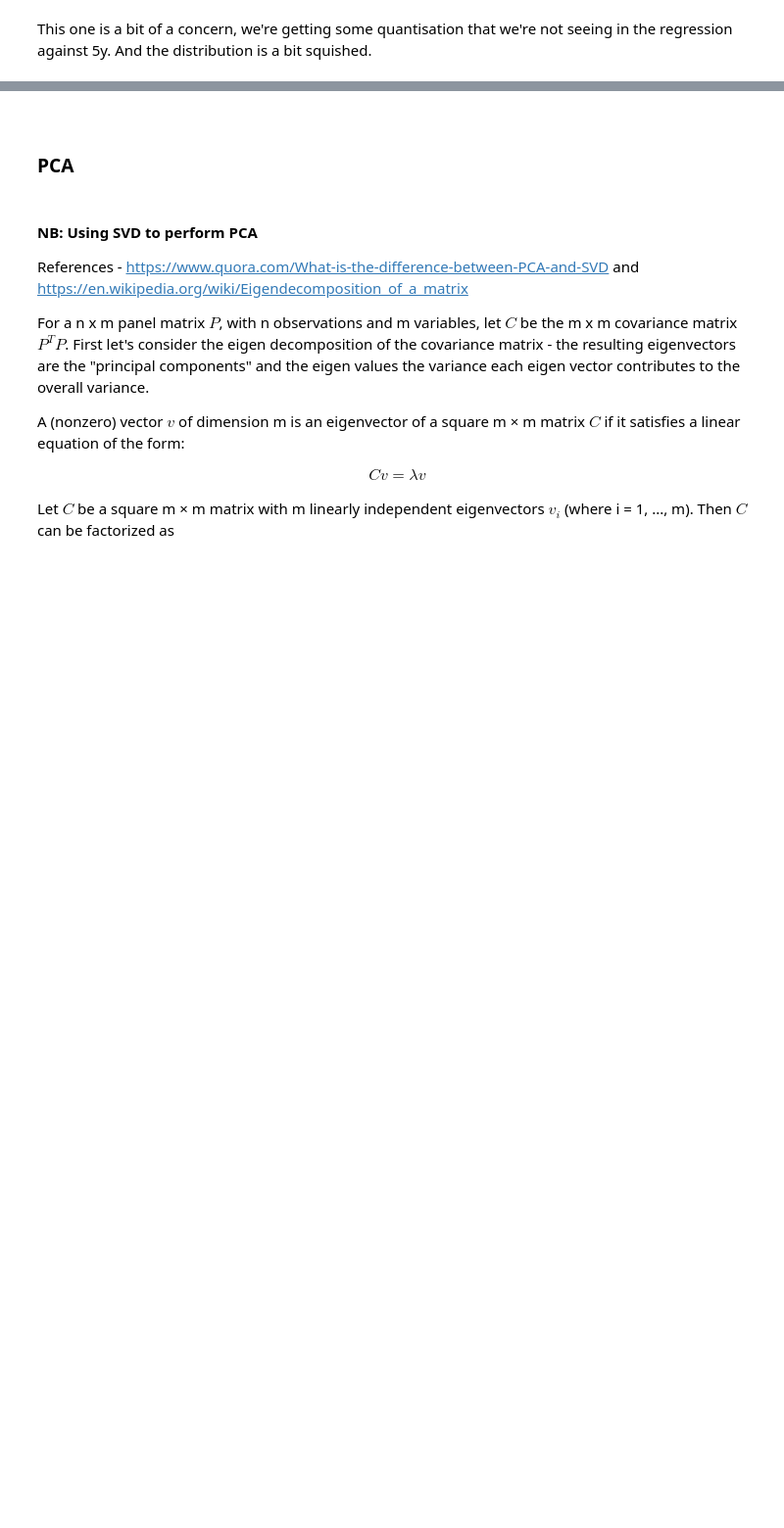
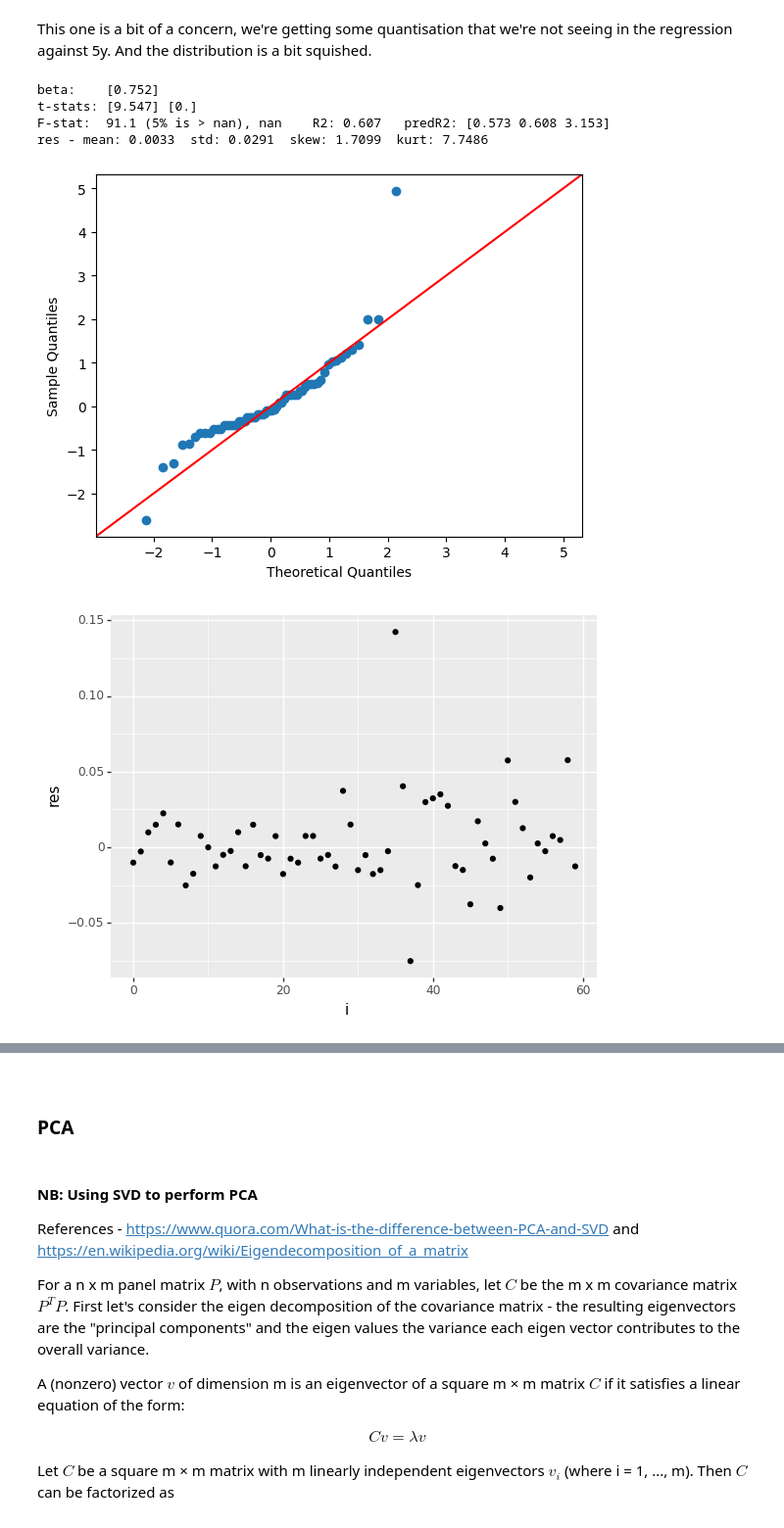
Before and after one commit to coppertop-bones/coppertop-libs, a Jupyter notebook: jupyter/analysis/Handling risk in the presence of multicollinearity.ipynb, the cells around one changed output, grey strips where cells are left out. Shown at 98% size. Cells and saved outputs as stored; diff of their text form; code cells hidden in the pictures; blank space fills up the shorter version.

```diff
--- a/jupyter/analysis/Handling risk in the presence of multicollinearity.ipynb
+++ b/jupyter/analysis/Handling risk in the presence of multicollinearity.ipynb
@@ -242,8 +336,15 @@ This one is a bit of a concern, we're getting some quantisation that we're not s
 # %%
 lm = showStats(ytm7y, ytm30y)
 res = lm >> residuals(_, ytm7y, ytm30y)
 res >> showResStats
-res >> dm.plot.qq
+res >> plotting.qq
 res >> residualsPlot >> PP;
+# %% [output]
+beta:    [0.752]
+t-stats: [9.547] [0.]
+F-stat:  91.1 (5% is > nan), nan    R2: 0.607   predR2: [0.573 0.608 3.153]
+res - mean: 0.0033  std: 0.0291  skew: 1.7099  kurt: 7.7486
+[figure, added]
+[figure, added]
 # %%
 sm.OLS(ytm7y, sm.add_constant(ytm30y)).fit().summary() >> PP;
```
Also changed, not shown: parts of 23 cells of this notebook, 9 other files.
